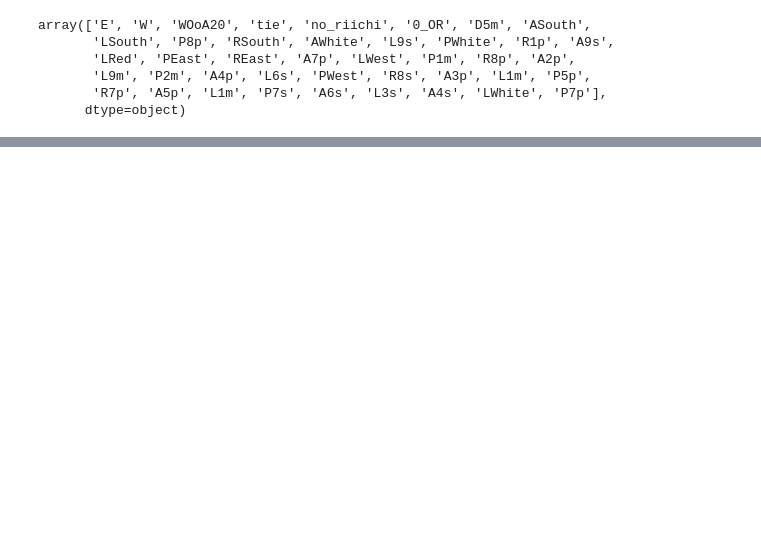
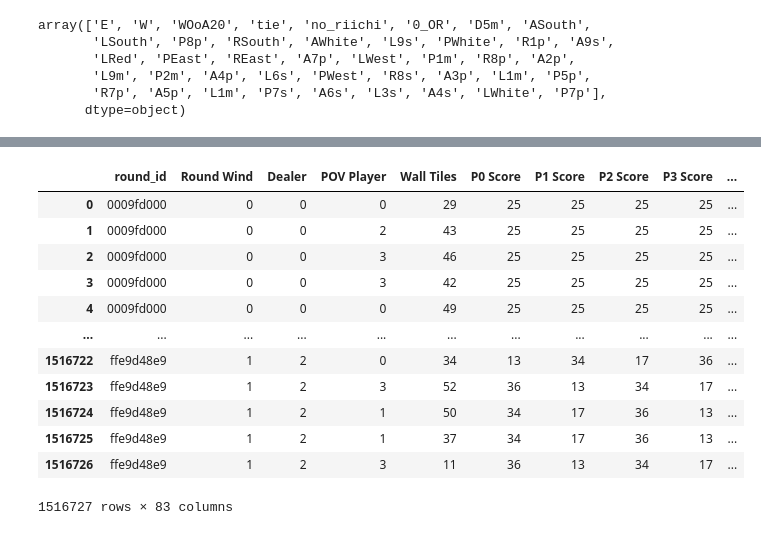
Before and after one commit to Efithor/riichi-dendrology, a Jupyter notebook: fuller_data_clean.ipynb, the cells around one changed output, grey strips where cells are left out. Saved outputs shown, nothing was run; the diff lists cells and outputs as text; code cells hidden in the pictures; blank space fills up the shorter version.

Commit message:
Complete data pipline for testing

```diff
--- a/fuller_data_clean.ipynb
+++ b/fuller_data_clean.ipynb
@@ -248,0 +393,35 @@ array(['E', 'N', 'WOoA20', 'tie', 'no_riichi', '0_OR', 'D9m', 'R1p',
+# %%
+result_non = result_non.loc[result_non['round_id'].isin(new_group_sizes.index)]
+# %%
+rng = np.random.default_rng()
+
+def _truncate(group: pd.DataFrame) -> pd.DataFrame:
+    target = new_group_sizes.loc[group.name]                     # lookup by round_id
+    if len(group) <= target:                                  # already small enough
+        return group
+    return group.sample(n=target, random_state=rng.integers(1e9))
+
+result_truncated = (
+    result_non
+      .groupby('round_id', group_keys=False)                  # keep original order outside
+      .apply(_truncate)
+      .reset_index(drop=True)                                 # optional: clean index
+)
+
+# `result_truncated` now contains the down-sampled data.
+# %%
+result_truncated
+# %% [output]
+|  | round_id | Round Wind | Dealer | POV Player | Wall Tiles | P0 Score | P1 Score | P2 Score | P3 Score | ... |
+| 0 | 0009fd000 | 0 | 0 | 0 | 29 | 25 | 25 | 25 | 25 | ... |
+| 1 | 0009fd000 | 0 | 0 | 2 | 43 | 25 | 25 | 25 | 25 | ... |
+| 2 | 0009fd000 | 0 | 0 | 3 | 46 | 25 | 25 | 25 | 25 | ... |
+| 3 | 0009fd000 | 0 | 0 | 3 | 42 | 25 | 25 | 25 | 25 | ... |
+| 4 | 0009fd000 | 0 | 0 | 0 | 49 | 25 | 25 | 25 | 25 | ... |
+| ... | ... | ... | ... | ... | ... | ... | ... | ... | ... | ... |
+| 1516722 | ffe9d48e9 | 1 | 2 | 0 | 34 | 13 | 34 | 17 | 36 | ... |
+| 1516723 | ffe9d48e9 | 1 | 2 | 3 | 52 | 36 | 13 | 34 | 17 | ... |
+| 1516724 | ffe9d48e9 | 1 | 2 | 1 | 50 | 34 | 17 | 36 | 13 | ... |
+| 1516725 | ffe9d48e9 | 1 | 2 | 1 | 37 | 34 | 17 | 36 | 13 | ... |
+| 1516726 | ffe9d48e9 | 1 | 2 | 3 | 11 | 36 | 13 | 34 | 17 | ... |
+1516727 rows × 83 columns
```
Also changed, not shown: parts of 55 cells of this notebook, 1 other file.
